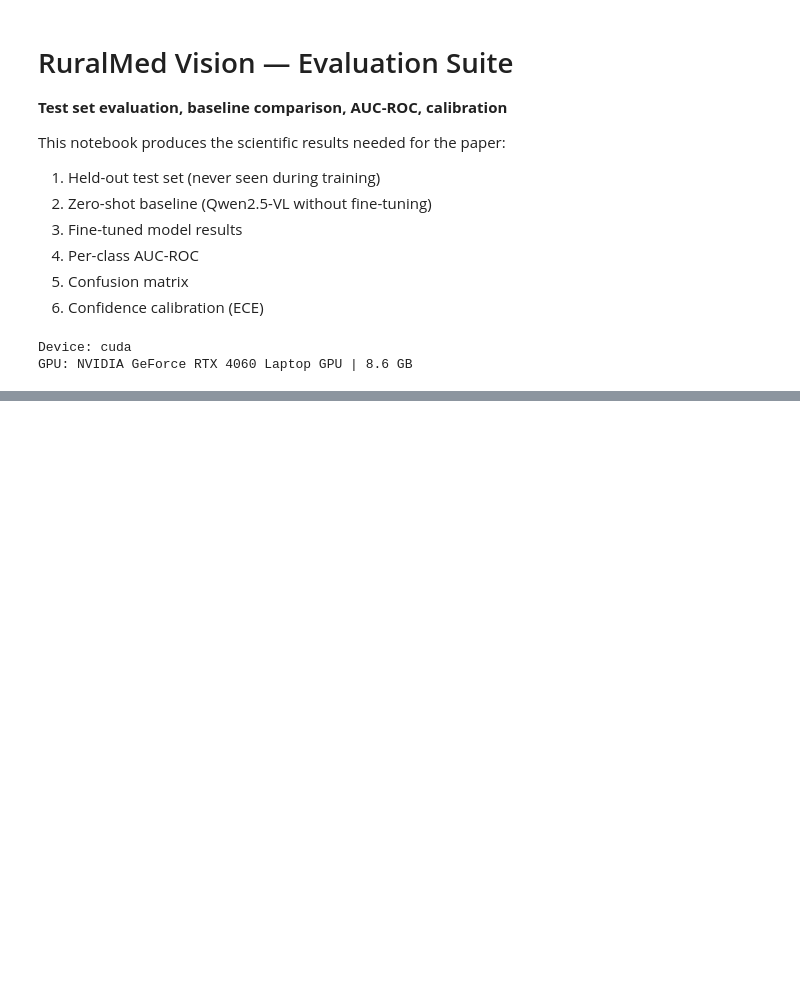
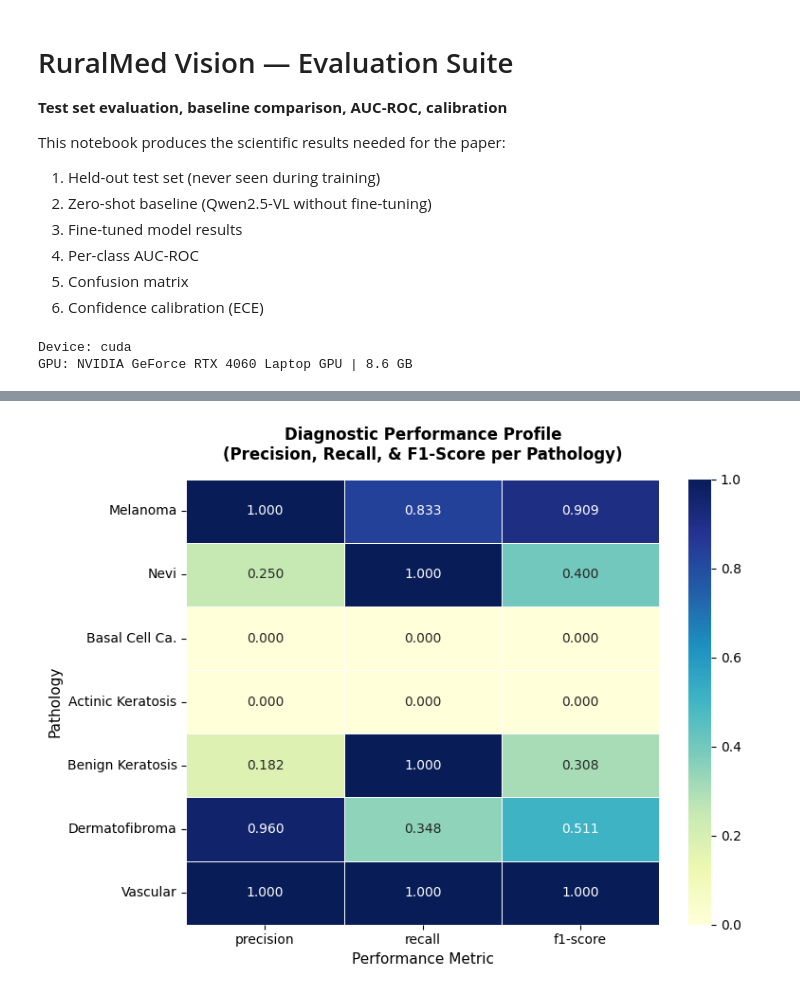
Before and after one commit to 0x-NaN/ruralmedvision, a Jupyter notebook: RuralMed_Evaluation.ipynb, the cells around one changed output, grey strips where cells are left out. Cells and saved outputs as stored; diff of their text form; code cells hidden in the pictures; blank space fills up the shorter version.

```diff
--- a/RuralMed_Evaluation.ipynb
+++ b/RuralMed_Evaluation.ipynb
@@ -830,0 +517,20 @@ print(f"   while running offline on an 8GB consumer GPU.'")
+# %%
+# Cell 15 -- Comprehensive Classification Report Heatmap
+from sklearn.metrics import classification_report
+
+# Generate standard report but convert to a dataframe for visualization
+report = classification_report(y_true, y_pred_dx, target_names=CLASS_NAMES, output_dict=True, zero_division=0)
+# Extract only the class rows (exclude accuracy/macro averages for the clean heatmap)
+report_df = pd.DataFrame(report).iloc[:-1, :len(CLASSES)].T
+
+plt.figure(figsize=(8, 6))
+sns.heatmap(report_df, annot=True, cmap="YlGnBu", vmin=0, vmax=1, fmt=".3f", linewidths=0.5)
+plt.title("Diagnostic Performance Profile\n(Precision, Recall, & F1-Score per Pathology)", fontweight="bold", pad=15)
+plt.ylabel("Pathology", fontsize=11)
+plt.xlabel("Performance Metric", fontsize=11)
+plt.xticks(rotation=0)
+plt.yticks(rotation=0)
+plt.tight_layout()
+plt.show()
+# %% [output]
+[figure, added]
```
Also changed, not shown: parts of 32 cells of this notebook, 40 other files.
